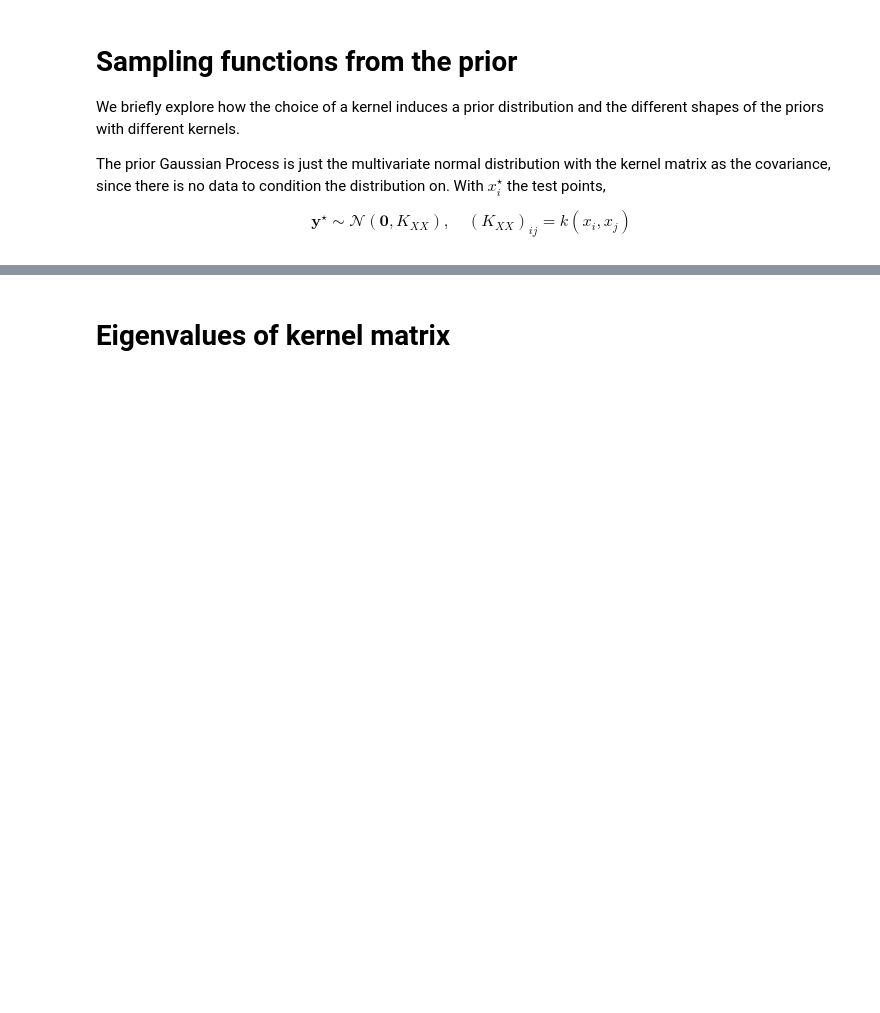
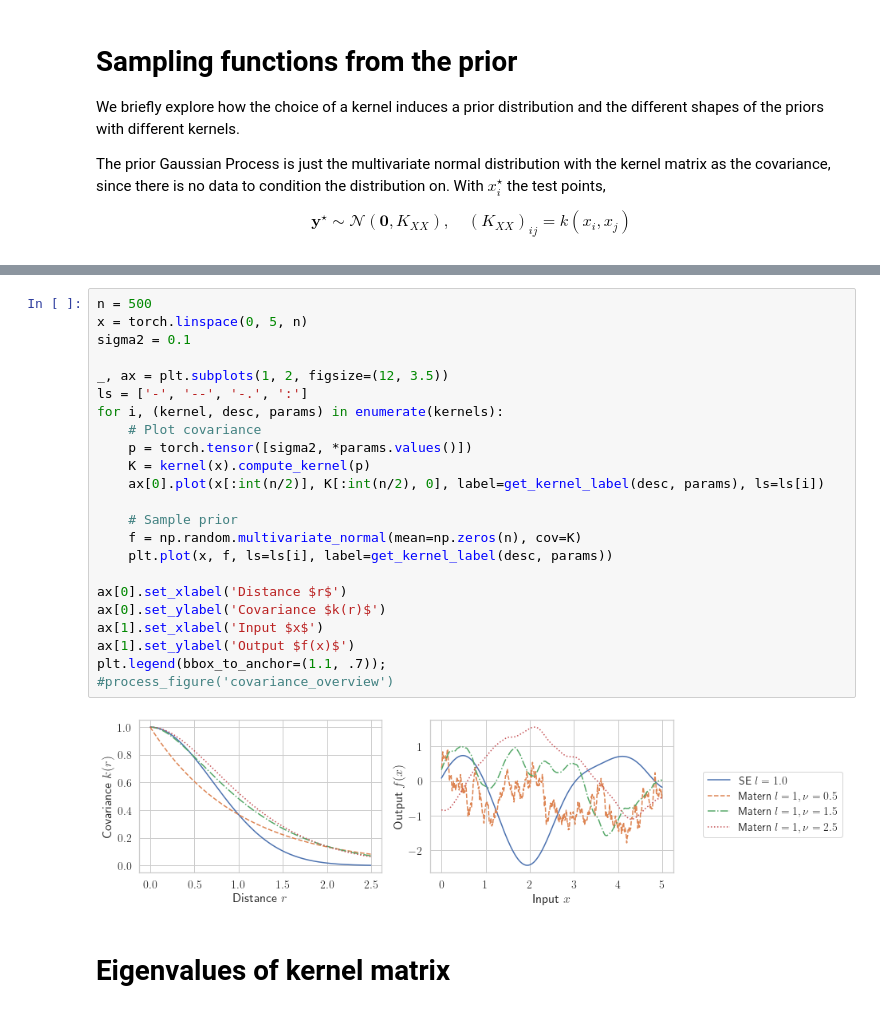
Before and after one commit to matthiaszeller/GP-linalg, a Jupyter notebook: tutorial/Numerical experiments.ipynb, the cells around one changed output, grey strips where cells are left out. Drawn from its saved outputs; the diff is of its cells as text; blank space fills up the shorter version.

```diff
--- a/tutorial/Numerical experiments.ipynb
+++ b/tutorial/Numerical experiments.ipynb
@@ -71,3 +62,28 @@ plt.tight_layout()
+# %%
+n = 500
+x = torch.linspace(0, 5, n)
+sigma2 = 0.1
+
+_, ax = plt.subplots(1, 2, figsize=(12, 3.5))
+ls = ['-', '--', '-.', ':']
+for i, (kernel, desc, params) in enumerate(kernels):
+    # Plot covariance
+    p = torch.tensor([sigma2, *params.values()])
+    K = kernel(x).compute_kernel(p)
+    ax[0].plot(x[:int(n/2)], K[:int(n/2), 0], label=get_kernel_label(desc, params), ls=ls[i])
+
+    # Sample prior
+    f = np.random.multivariate_normal(mean=np.zeros(n), cov=K)
+    plt.plot(x, f, ls=ls[i], label=get_kernel_label(desc, params))
+
+ax[0].set_xlabel('Distance $r$')
+ax[0].set_ylabel('Covariance $k(r)$')
+ax[1].set_xlabel('Input $x$')
+ax[1].set_ylabel('Output $f(x)$')
+plt.legend(bbox_to_anchor=(1.1, .7));
+#process_figure('covariance_overview')
+# %% [output]
+[figure, added]
 # %% [markdown]
 # Eigenvalues of kernel matrix
 # %%
```
Also changed, not shown: parts of 40 cells of this notebook.
